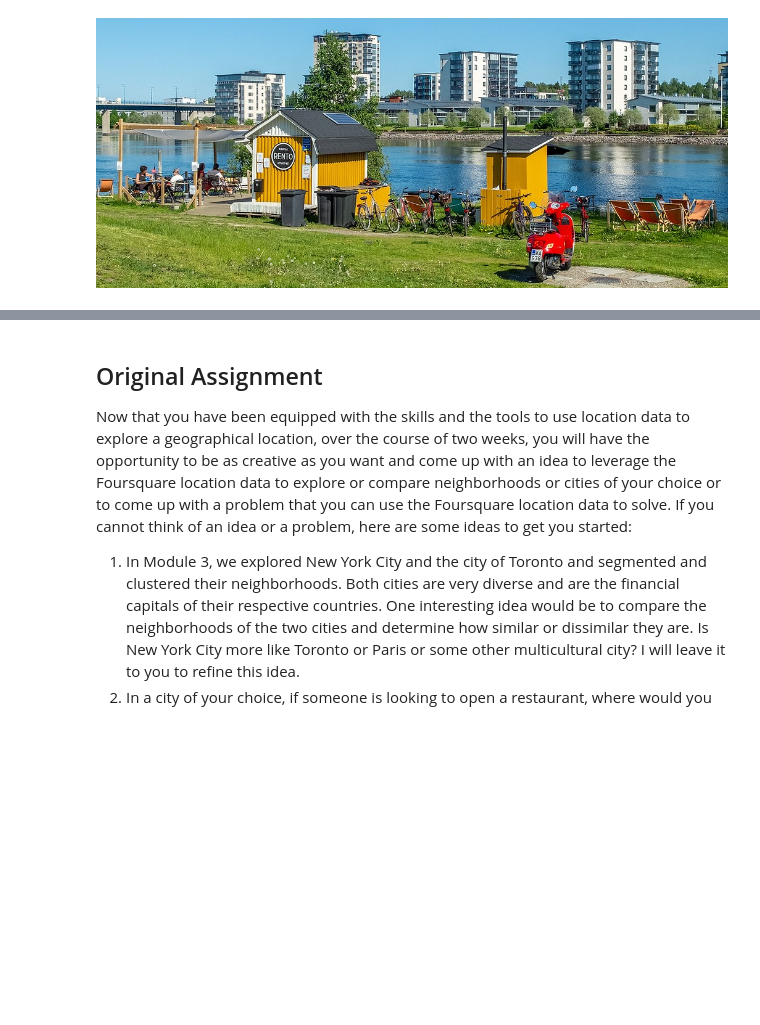
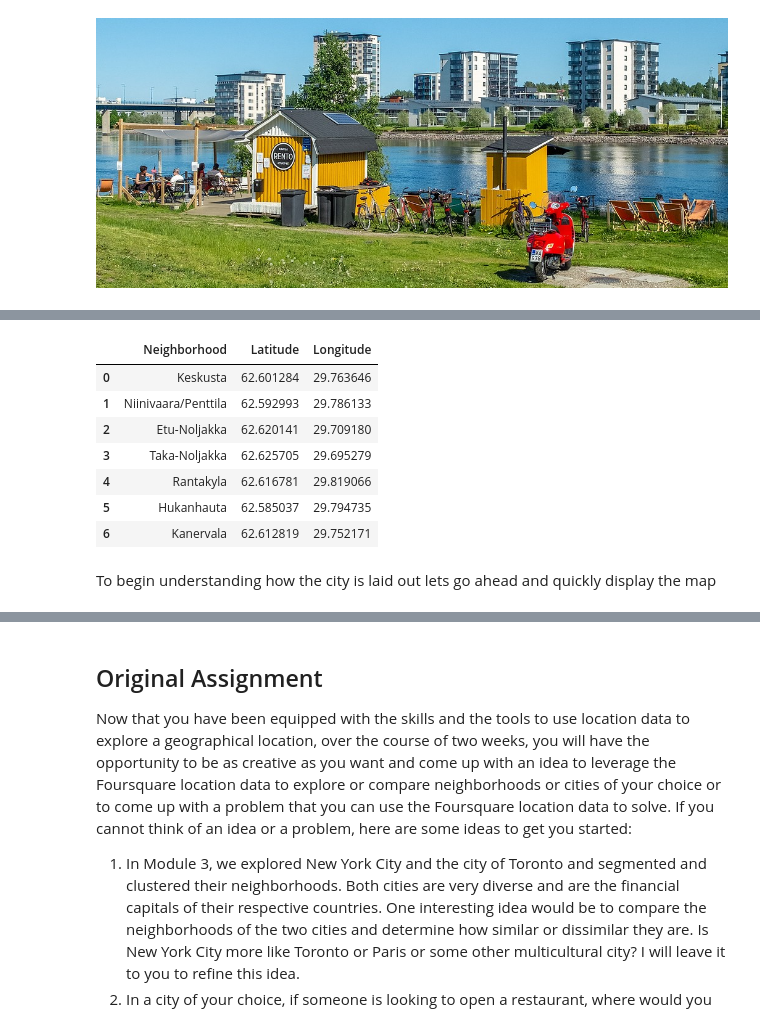
Before and after one commit to fizixmastr/Coursera_Capstone, a Jupyter notebook: Applied Data Science Capstone.ipynb, the cells around one changed output, grey strips where cells are left out. Saved outputs shown, nothing was run; the diff lists cells and outputs as text; code cells hidden in the pictures; blank space fills up the shorter version.

```diff
--- a/Applied Data Science Capstone.ipynb
+++ b/Applied Data Science Capstone.ipynb
@@ -9,0 +21,14 @@ My plan is to develop a tool that will be able to provide a "snapshot" of the ne
+# %%
+df_neighborhoods = pd.read_csv('Joensuu Neighborhoods.csv', sep = ';')
+df_neighborhoods.head(7)
+# %% [output]
+|  | Neighborhood | Latitude | Longitude |
+| 0 | Keskusta | 62.601284 | 29.763646 |
+| 1 | Niinivaara/Penttila | 62.592993 | 29.786133 |
+| 2 | Etu-Noljakka | 62.620141 | 29.709180 |
+| 3 | Taka-Noljakka | 62.625705 | 29.695279 |
+| 4 | Rantakyla | 62.616781 | 29.819066 |
+| 5 | Hukanhauta | 62.585037 | 29.794735 |
+| 6 | Kanervala | 62.612819 | 29.752171 |
+# %% [markdown]
+To begin understanding how the city is laid out lets go ahead and quickly display the map
```
Also changed, not shown: parts of 35 cells of this notebook.
